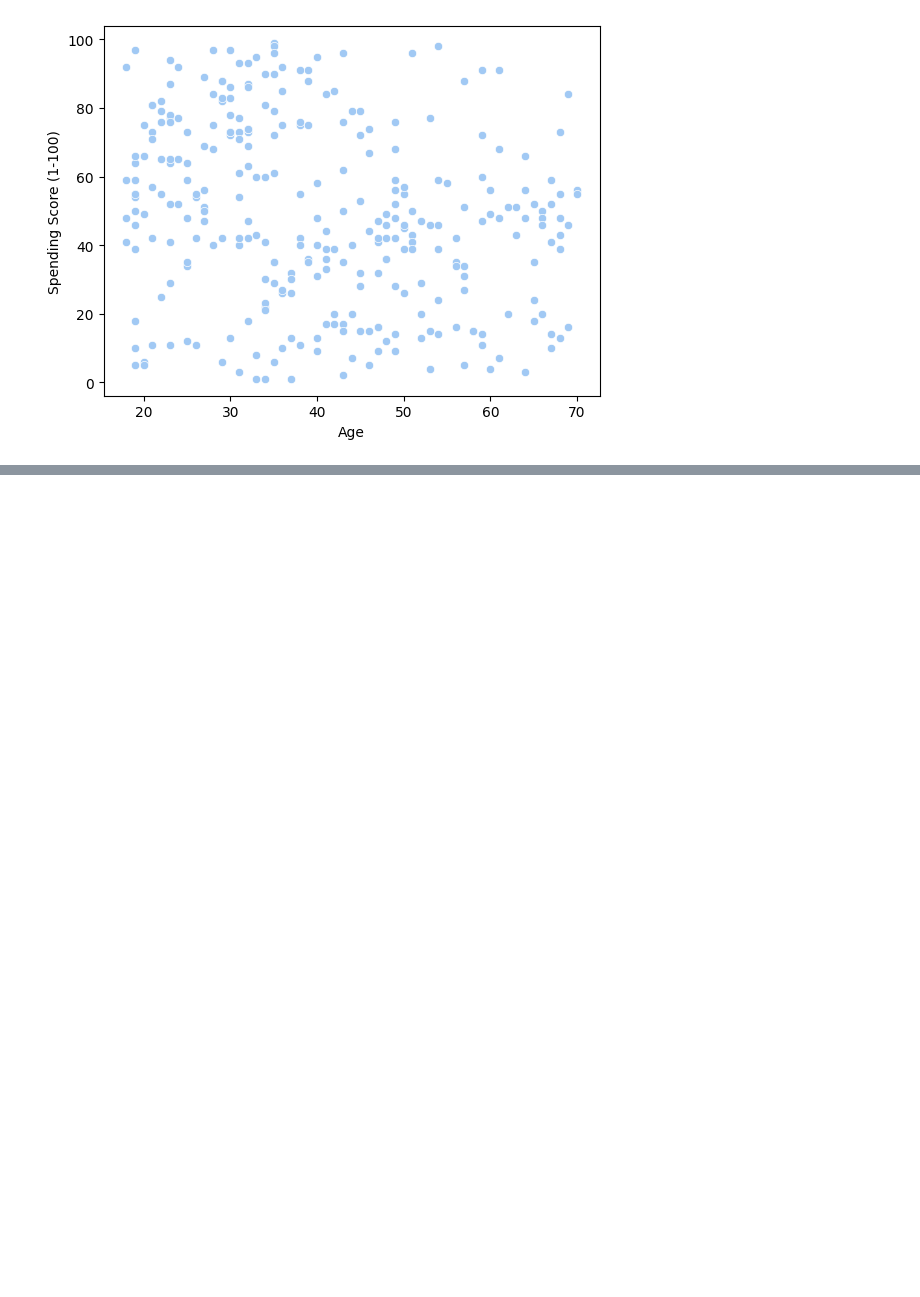
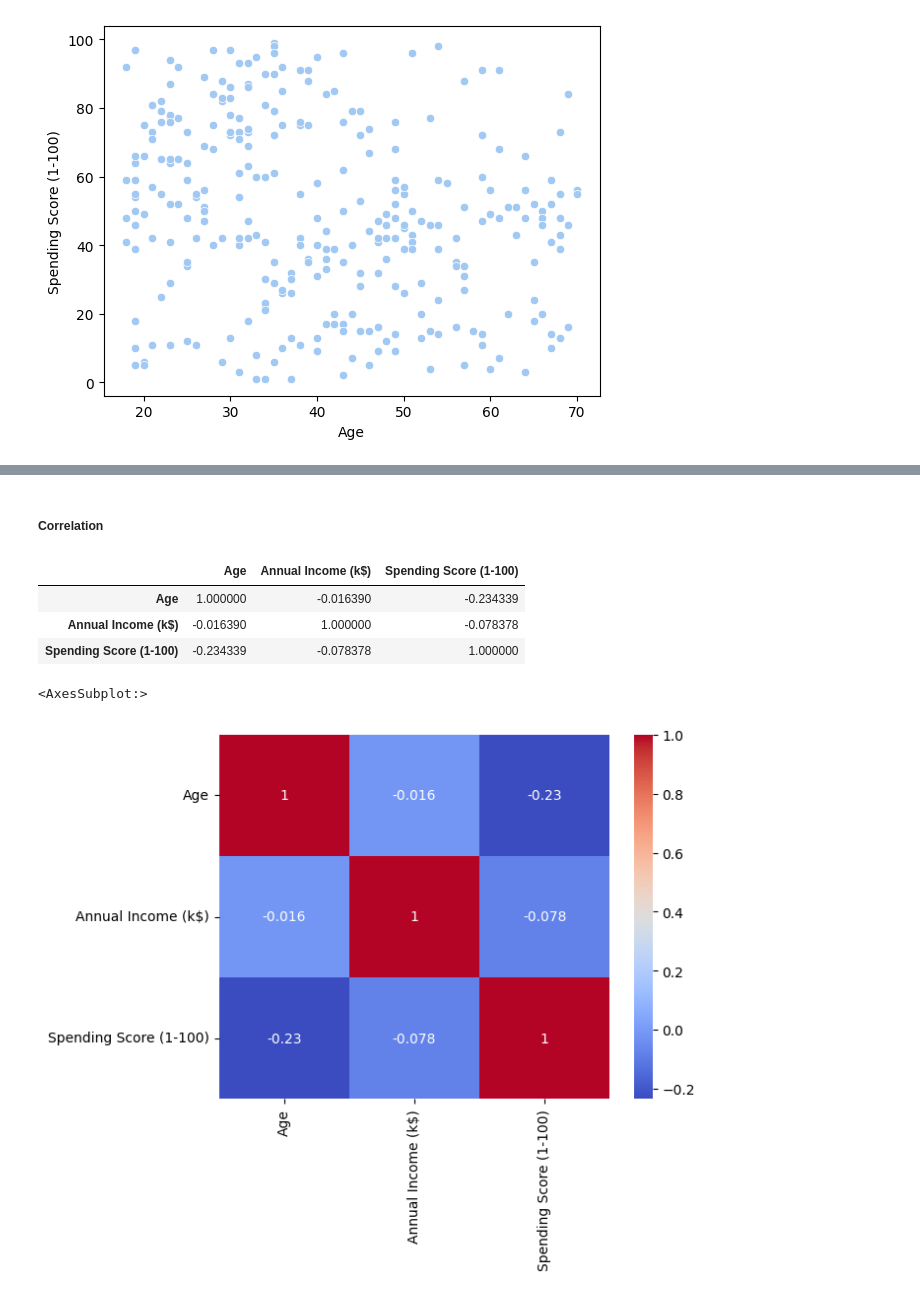
Before and after one commit to felipedds/segment-shopping-customer, a Jupyter notebook: clustering.ipynb, the cells around one changed output, grey strips where cells are left out. Cells and saved outputs as stored; diff of their text form; code cells hidden in the pictures; blank space fills up the shorter version.

```diff
--- a/clustering.ipynb
+++ b/clustering.ipynb
@@ -138,0 +146,14 @@ plt.show()
+# %% [markdown]
+##### Correlation
+# %%
+df.corr()
+# %% [output]
+|  | Age | Annual Income (k$) | Spending Score (1-100) |
+| Age | 1.000000 | -0.016390 | -0.234339 |
+| Annual Income (k$) | -0.016390 | 1.000000 | -0.078378 |
+| Spending Score (1-100) | -0.234339 | -0.078378 | 1.000000 |
+# %%
+sns.heatmap(df.corr(), annot=True, cmap="coolwarm")
+# %% [output]
+<AxesSubplot:>
+[figure, added]
```
Also changed, not shown: parts of 4 cells of this notebook.
